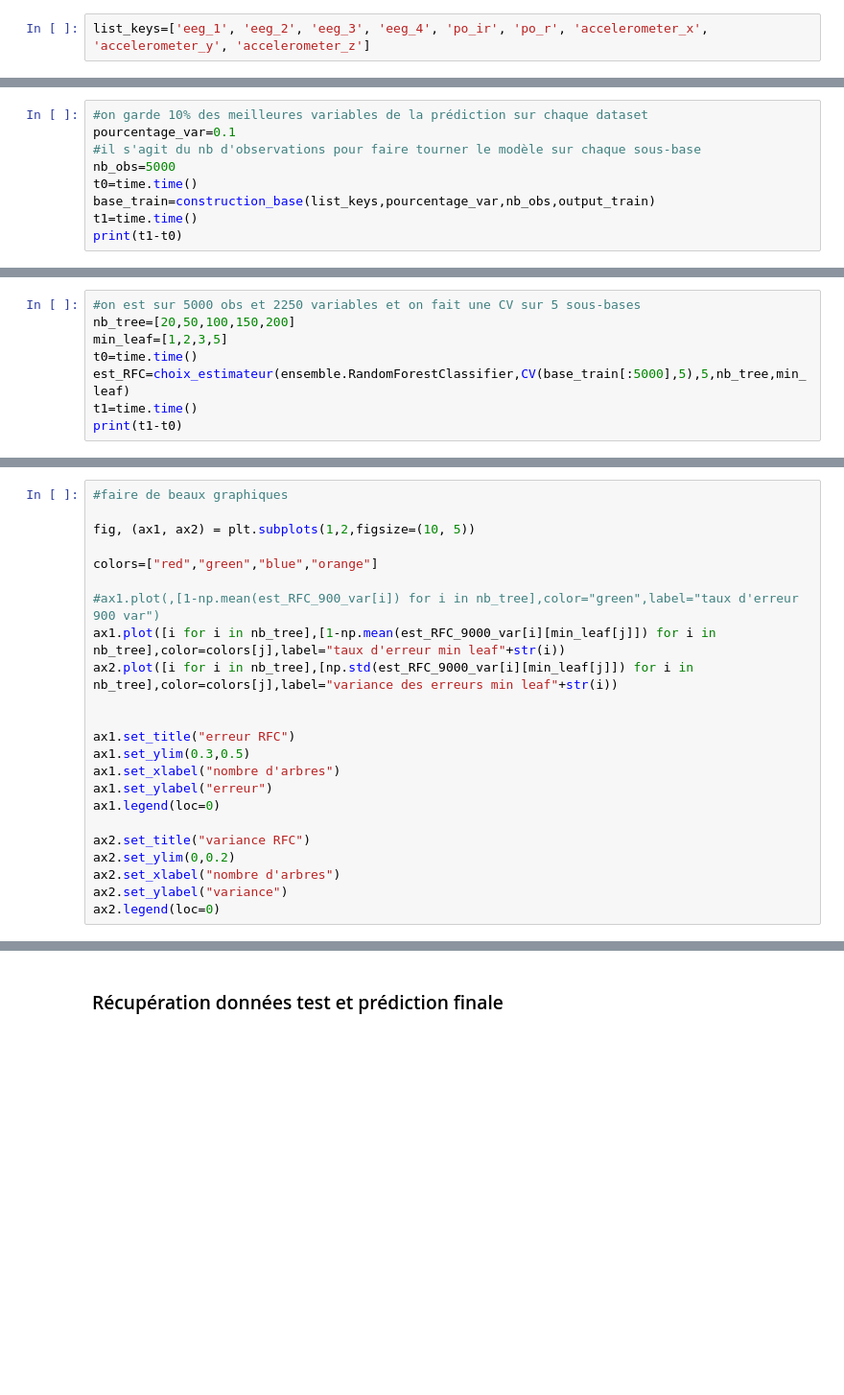
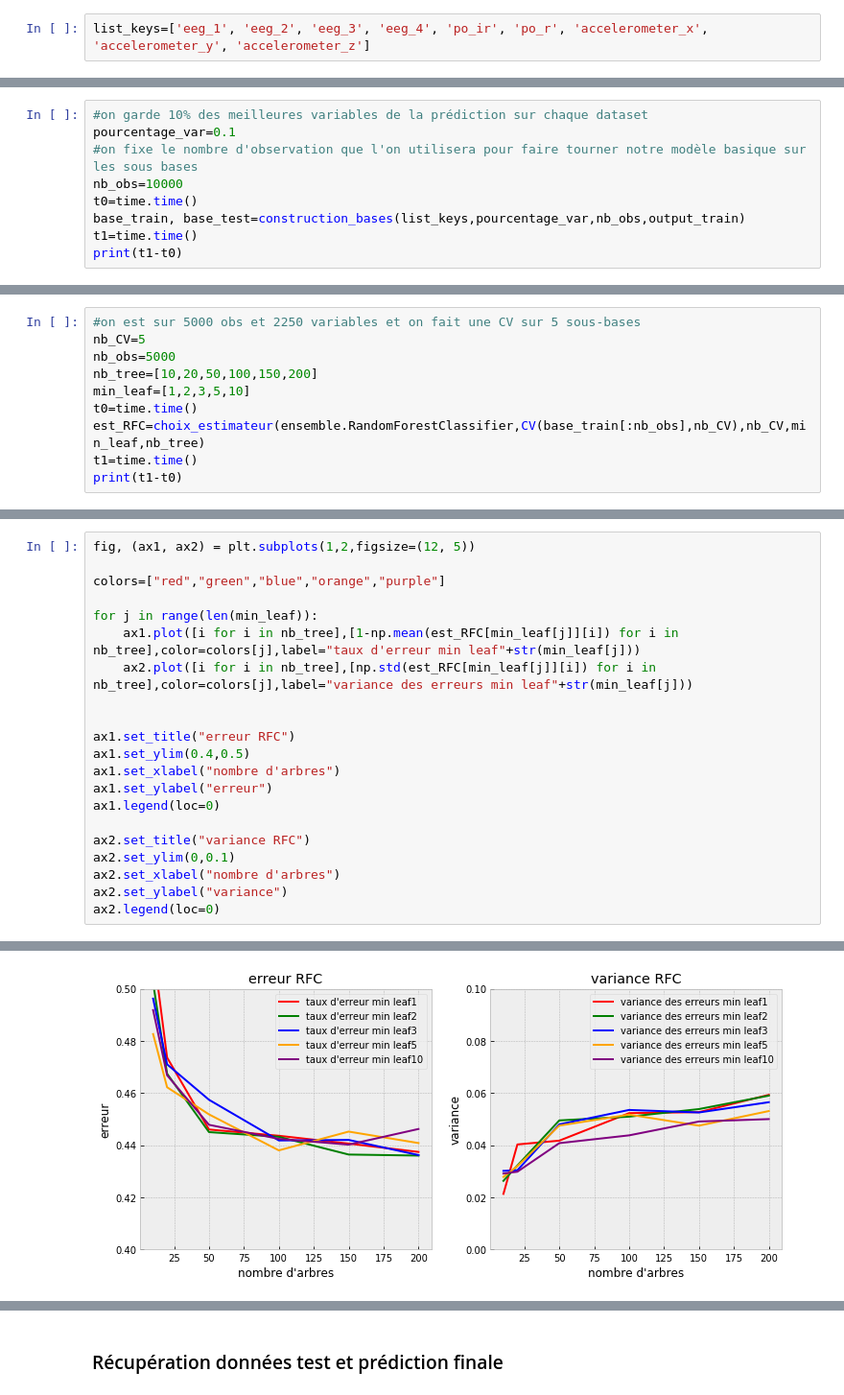
Before and after one commit to gcornec/Test_Rythm, a Jupyter notebook: Test_Rythm.ipynb, the cells around one changed output, grey strips where cells are left out. Shown at 96% size. Drawn from its saved outputs; the diff is of its cells as text; blank space fills up the shorter version.

```diff
--- a/Test_Rythm.ipynb
+++ b/Test_Rythm.ipynb
@@ -148,10 +214,10 @@ def construction_base(list_keys,pourcentage_var,nb_obs,output_train):
 # %%
 #on garde 10% des meilleures variables de la prédiction sur chaque dataset
 pourcentage_var=0.1
-#il s'agit du nb d'observations pour faire tourner le modèle sur chaque sous-base
-nb_obs=5000
+#on fixe le nombre d'observation que l'on utilisera pour faire tourner notre modèle basique sur les sous bases
+nb_obs=10000
 t0=time.time()
-base_train=construction_base(list_keys,pourcentage_var,nb_obs,output_train)
+base_train, base_test=construction_bases(list_keys,pourcentage_var,nb_obs,output_train)
 t1=time.time()
 print(t1-t0)
 # %% [output]
@@ -291,9 +252,11 @@ def choix_estimateur(modele, bases_CV,nb_CV, param_1,param_2, RFC=True,LR=False)
 # %%
 #on est sur 5000 obs et 2250 variables et on fait une CV sur 5 sous-bases
-nb_tree=[20,50,100,150,200]
-min_leaf=[1,2,3,5]
+nb_CV=5
+nb_obs=5000
+nb_tree=[10,20,50,100,150,200]
+min_leaf=[1,2,3,5,10]
 t0=time.time()
-est_RFC=choix_estimateur(ensemble.RandomForestClassifier,CV(base_train[:5000],5),5,nb_tree,min_leaf)
+est_RFC=choix_estimateur(ensemble.RandomForestClassifier,CV(base_train[:nb_obs],nb_CV),nb_CV,min_leaf,nb_tree)
 t1=time.time()
 print(t1-t0)
 # %% [output]
@@ -317,23 +282,22 @@ print(t1-t0)
 # %%
-#faire de beaux graphiques
+fig, (ax1, ax2) = plt.subplots(1,2,figsize=(12, 5))
 
-fig, (ax1, ax2) = plt.subplots(1,2,figsize=(10, 5))
+colors=["red","green","blue","orange","purple"]
 
-colors=["red","green","blue","orange"]
-
-#ax1.plot(,[1-np.mean(est_RFC_900_var[i]) for i in nb_tree],color="green",label="taux d'erreur 900 var")
-ax1.plot([i for i in nb_tree],[1-np.mean(est_RFC_9000_var[i][min_leaf[j]]) for i in nb_tree],color=colors[j],label="taux d'erreur min leaf"+str(i))
-ax2.plot([i for i in nb_tree],[np.std(est_RFC_9000_var[i][min_leaf[j]]) for i in nb_tree],color=colors[j],label="variance des erreurs min leaf"+str(i))
+for j in range(len(min_leaf)):
+    ax1.plot([i for i in nb_tree],[1-np.mean(est_RFC[min_leaf[j]][i]) for i in nb_tree],color=colors[j],label="taux d'erreur min leaf"+str(min_leaf[j]))
+    ax2.plot([i for i in nb_tree],[np.std(est_RFC[min_leaf[j]][i]) for i in nb_tree],color=colors[j],label="variance des erreurs min leaf"+str(min_leaf[j]))
 
 
 ax1.set_title("erreur RFC")
-ax1.set_ylim(0.3,0.5)
+ax1.set_ylim(0.4,0.5)
 ax1.set_xlabel("nombre d'arbres")
 ax1.set_ylabel("erreur")
 ax1.legend(loc=0)
 
 ax2.set_title("variance RFC")
-ax2.set_ylim(0,0.2)
+ax2.set_ylim(0,0.1)
 ax2.set_xlabel("nombre d'arbres")
 ax2.set_ylabel("variance")
 ax2.legend(loc=0)
+# %% [output]
@@ -339,0 +305 @@ ax2.legend(loc=0)
+[figure, added]
```
Also changed, not shown: parts of 57 cells of this notebook.
